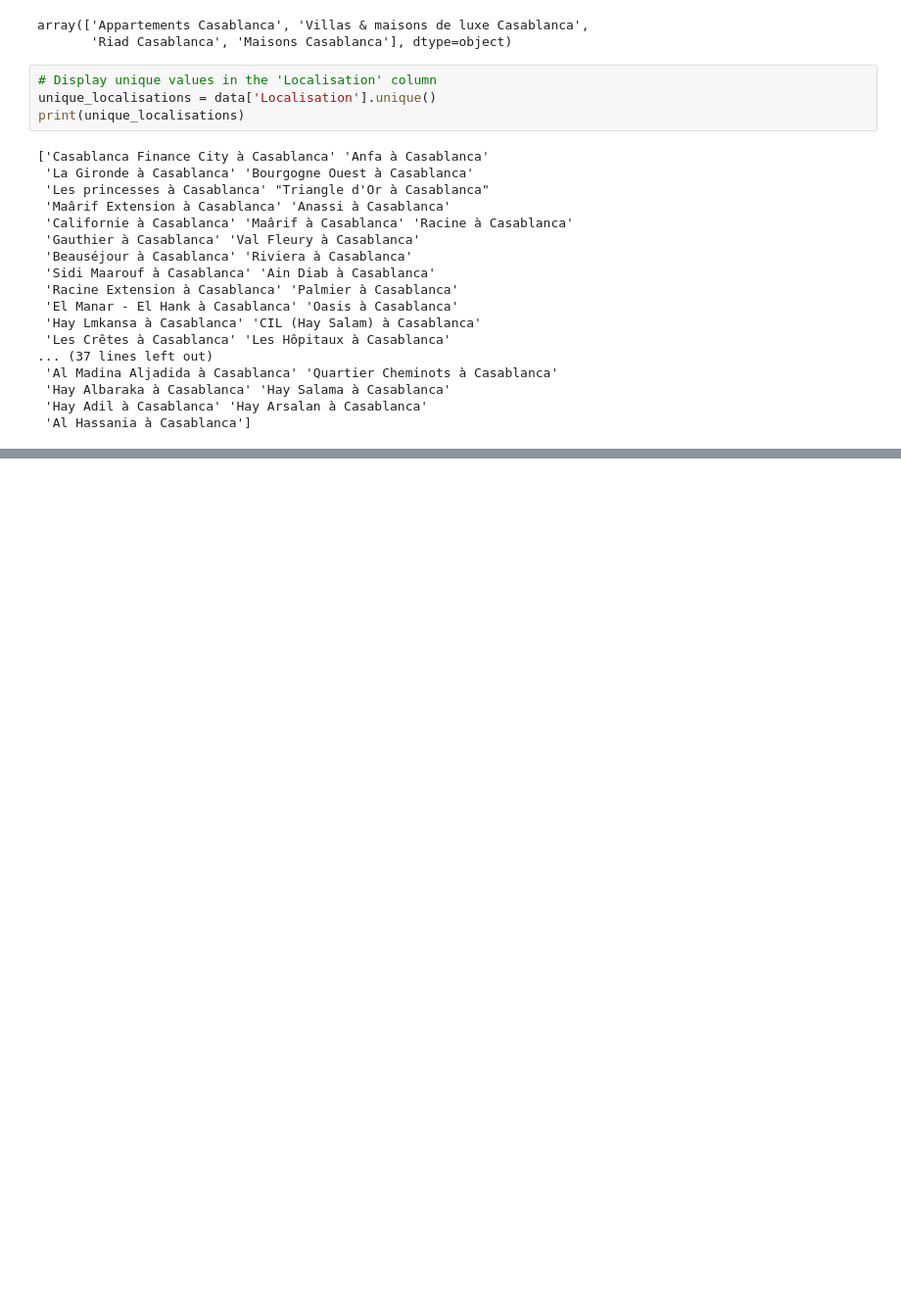
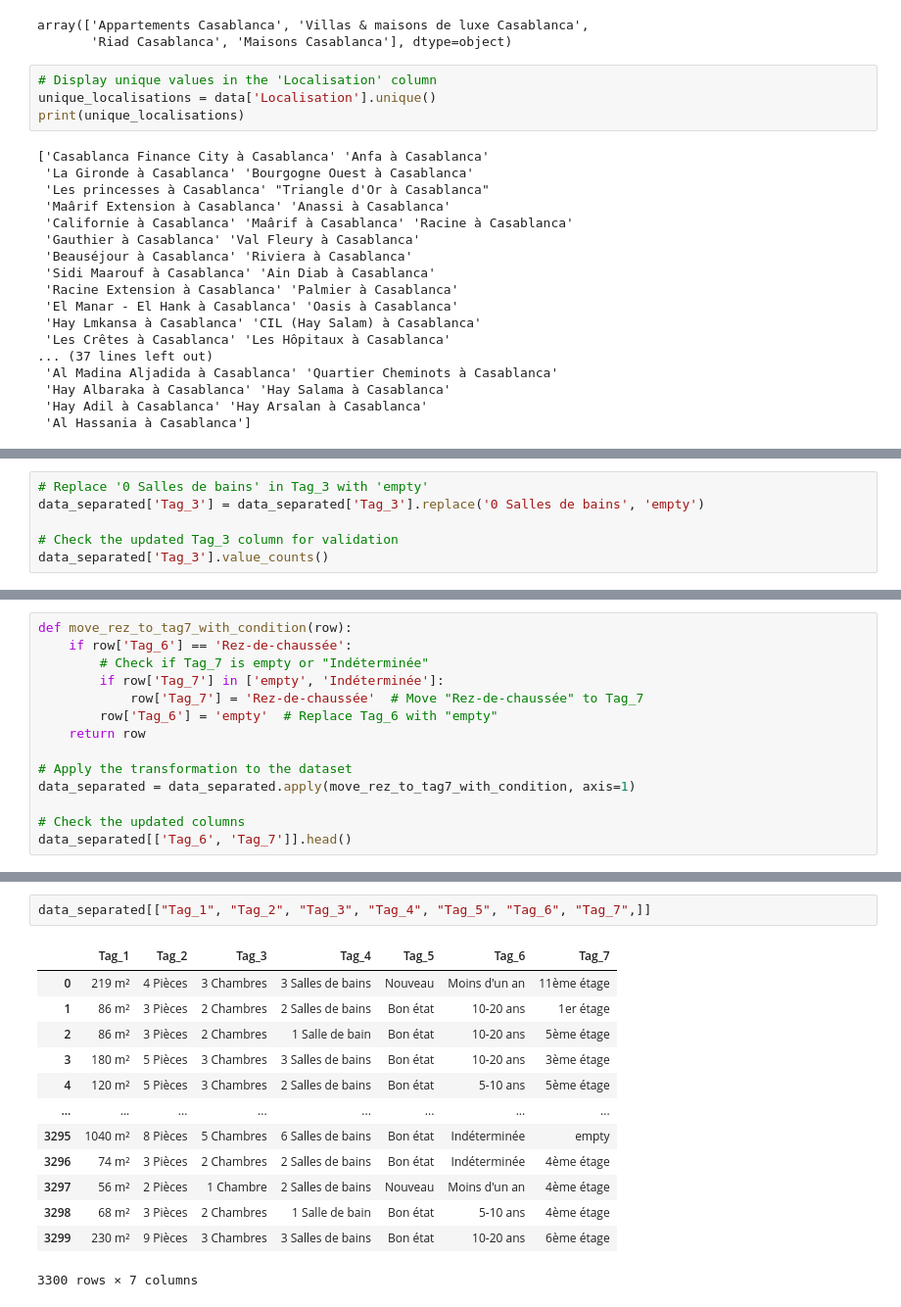
Before and after one commit to youssefmaimouni/houses_cars_prices_prediction, a Jupyter notebook: data_cleaning/houses_data_cleaning/Houses Data Cleaning.ipynb, the cells around one changed output, grey strips where cells are left out. Shown at 98% size. Cells and saved outputs as stored; diff of their text form; blank space fills up the shorter version.

```diff
--- a/data_cleaning/houses_data_cleaning/Houses Data Cleaning.ipynb
+++ b/data_cleaning/houses_data_cleaning/Houses Data Cleaning.ipynb
@@ -189,0 +498,6 @@ print(unique_localisations)
+# %%
+# Replace '0 Salles de bains' in Tag_3 with 'empty'
+data_separated['Tag_3'] = data_separated['Tag_3'].replace('0 Salles de bains', 'empty')
+
+# Check the updated Tag_3 column for validation
+data_separated['Tag_3'].value_counts()
@@ -189,0 +528,14 @@ print(unique_localisations)
+# %%
+def move_rez_to_tag7_with_condition(row):
+    if row['Tag_6'] == 'Rez-de-chaussée':
+        # Check if Tag_7 is empty or "Indéterminée"
+        if row['Tag_7'] in ['empty', 'Indéterminée']:
+            row['Tag_7'] = 'Rez-de-chaussée'  # Move "Rez-de-chaussée" to Tag_7
+        row['Tag_6'] = 'empty'  # Replace Tag_6 with "empty"
+    return row
+
+# Apply the transformation to the dataset
+data_separated = data_separated.apply(move_rez_to_tag7_with_condition, axis=1)
+
+# Check the updated columns
+data_separated[['Tag_6', 'Tag_7']].head()
@@ -189,0 +549,16 @@ print(unique_localisations)
+# %%
+data_separated[["Tag_1", "Tag_2", "Tag_3", "Tag_4", "Tag_5", "Tag_6", "Tag_7",]]
+# %% [output]
+|  | Tag_1 | Tag_2 | Tag_3 | Tag_4 | Tag_5 | Tag_6 | Tag_7 |
+| 0 | 219 m² | 4 Pièces | 3 Chambres | 3 Salles de bains | Nouveau | Moins d'un an | 11ème étage |
+| 1 | 86 m² | 3 Pièces | 2 Chambres | 2 Salles de bains | Bon état | 10-20 ans | 1er étage |
+| 2 | 86 m² | 3 Pièces | 2 Chambres | 1 Salle de bain | Bon état | 10-20 ans | 5ème étage |
+| 3 | 180 m² | 5 Pièces | 3 Chambres | 3 Salles de bains | Bon état | 10-20 ans | 3ème étage |
+| 4 | 120 m² | 5 Pièces | 3 Chambres | 2 Salles de bains | Bon état | 5-10 ans | 5ème étage |
+| ... | ... | ... | ... | ... | ... | ... | ... |
+| 3295 | 1040 m² | 8 Pièces | 5 Chambres | 6 Salles de bains | Bon état | Indéterminée | empty |
+| 3296 | 74 m² | 3 Pièces | 2 Chambres | 2 Salles de bains | Bon état | Indéterminée | 4ème étage |
+| 3297 | 56 m² | 2 Pièces | 1 Chambre | 2 Salles de bains | Nouveau | Moins d'un an | 4ème étage |
+| 3298 | 68 m² | 3 Pièces | 2 Chambres | 1 Salle de bain | Bon état | 5-10 ans | 4ème étage |
+| 3299 | 230 m² | 9 Pièces | 3 Chambres | 3 Salles de bains | Bon état | 10-20 ans | 6ème étage |
+3300 rows × 7 columns
```
Also changed, not shown: parts of 26 cells of this notebook, 1 other file.
